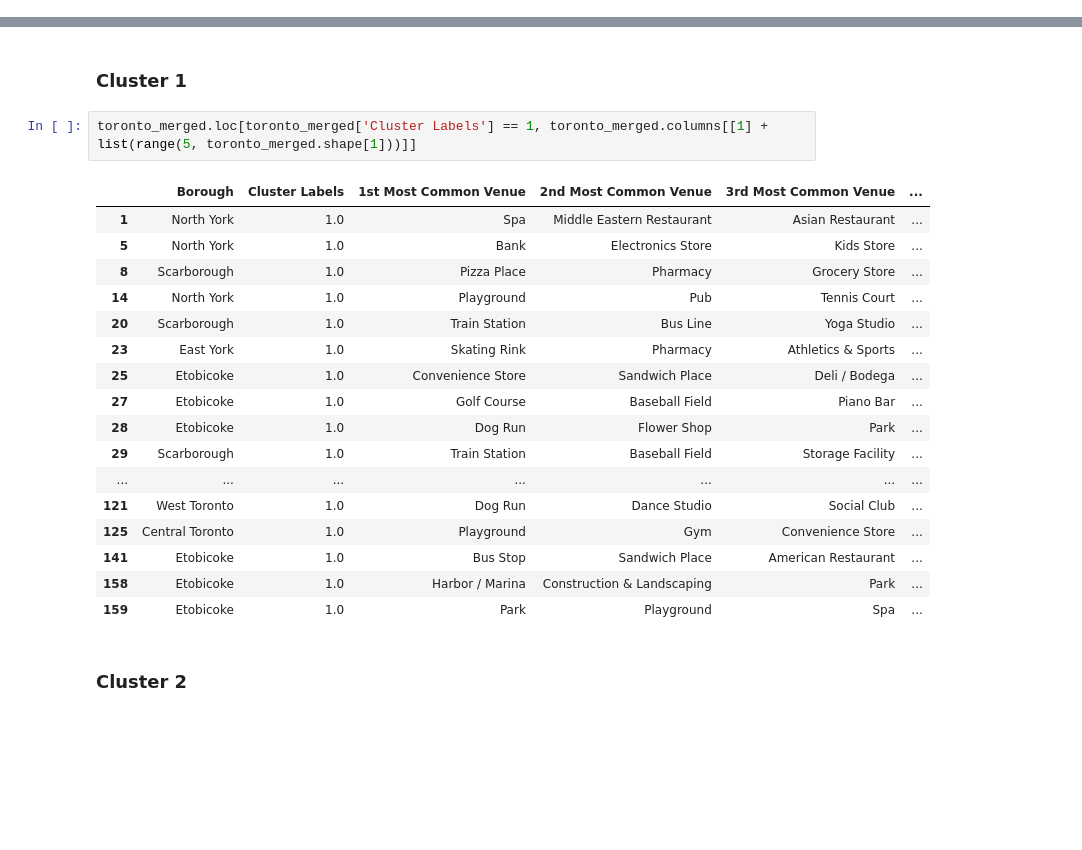
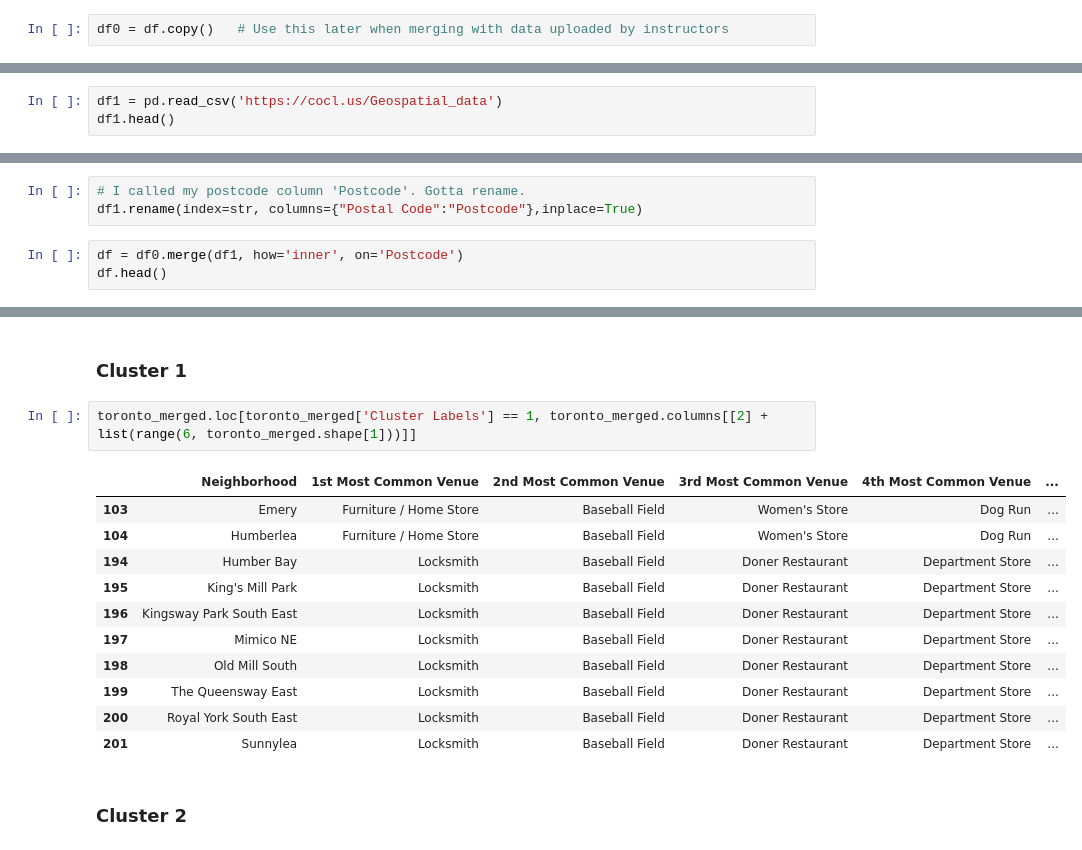
Before and after one commit to saba-vadarevu/IBM-dataScience-Capstone, a Jupyter notebook: IBM_DataScience_Capstone.ipynb, the cells around one changed output, grey strips where cells are left out. Saved outputs shown, nothing was run; the diff lists cells and outputs as text; blank space fills up the shorter version.

```diff
--- a/IBM_DataScience_Capstone.ipynb
+++ b/IBM_DataScience_Capstone.ipynb
@@ -106,0 +146,2 @@ df.head()
+# %%
+df0 = df.copy()   # Use this later when merging with data uploaded by instructors
@@ -197,0 +247,3 @@ Now the DataFrame looks identical to the one from the exercise.
+# %%
+df1 = pd.read_csv('https://cocl.us/Geospatial_data')
+df1.head()
@@ -197,0 +257,6 @@ Now the DataFrame looks identical to the one from the exercise.
+# %%
+# I called my postcode column 'Postcode'. Gotta rename.
+df1.rename(index=str, columns={"Postal Code":"Postcode"},inplace=True)
+# %%
+df = df0.merge(df1, how='inner', on='Postcode')
+df.head()
@@ -449,25 +531,19 @@ toronto_merged.loc[toronto_merged['Cluster Labels'] == 0, toronto_merged.columns
 # %% [markdown]
 ### Cluster 1
 # %%
-toronto_merged.loc[toronto_merged['Cluster Labels'] == 1, toronto_merged.columns[[1] + list(range(5, toronto_merged.shape[1]))]]
+toronto_merged.loc[toronto_merged['Cluster Labels'] == 1, toronto_merged.columns[[2] + list(range(6, toronto_merged.shape[1]))]]
 # %% [output]
-|  | Borough | Cluster Labels | 1st Most Common Venue | 2nd Most Common Venue | 3rd Most Common Venue | ... |
-| 1 | North York | 1.0 | Spa | Middle Eastern Restaurant | Asian Restaurant | ... |
-| 5 | North York | 1.0 | Bank | Electronics Store | Kids Store | ... |
-| 8 | Scarborough | 1.0 | Pizza Place | Pharmacy | Grocery Store | ... |
-| 14 | North York | 1.0 | Playground | Pub | Tennis Court | ... |
-| 20 | Scarborough | 1.0 | Train Station | Bus Line | Yoga Studio | ... |
-| 23 | East York | 1.0 | Skating Rink | Pharmacy | Athletics & Sports | ... |
-| 25 | Etobicoke | 1.0 | Convenience Store | Sandwich Place | Deli / Bodega | ... |
-| 27 | Etobicoke | 1.0 | Golf Course | Baseball Field | Piano Bar | ... |
-| 28 | Etobicoke | 1.0 | Dog Run | Flower Shop | Park | ... |
-| 29 | Scarborough | 1.0 | Train Station | Baseball Field | Storage Facility | ... |
-| ... | ... | ... | ... | ... | ... | ... |
-| 121 | West Toronto | 1.0 | Dog Run | Dance Studio | Social Club | ... |
-| 125 | Central Toronto | 1.0 | Playground | Gym | Convenience Store | ... |
-| 141 | Etobicoke | 1.0 | Bus Stop | Sandwich Place | American Restaurant | ... |
-| 158 | Etobicoke | 1.0 | Harbor / Marina | Construction & Landscaping | Park | ... |
-| 159 | Etobicoke | 1.0 | Park | Playground | Spa | ... |
+|  | Neighborhood | 1st Most Common Venue | 2nd Most Common Venue | 3rd Most Common Venue | 4th Most Common Venue | ... |
+| 103 | Emery | Furniture / Home Store | Baseball Field | Women's Store | Dog Run | ... |
+| 104 | Humberlea | Furniture / Home Store | Baseball Field | Women's Store | Dog Run | ... |
+| 194 | Humber Bay | Locksmith | Baseball Field | Doner Restaurant | Department Store | ... |
+| 195 | King's Mill Park | Locksmith | Baseball Field | Doner Restaurant | Department Store | ... |
+| 196 | Kingsway Park South East | Locksmith | Baseball Field | Doner Restaurant | Department Store | ... |
+| 197 | Mimico NE | Locksmith | Baseball Field | Doner Restaurant | Department Store | ... |
+| 198 | Old Mill South | Locksmith | Baseball Field | Doner Restaurant | Department Store | ... |
+| 199 | The Queensway East | Locksmith | Baseball Field | Doner Restaurant | Department Store | ... |
+| 200 | Royal York South East | Locksmith | Baseball Field | Doner Restaurant | Department Store | ... |
+| 201 | Sunnylea | Locksmith | Baseball Field | Doner Restaurant | Department Store | ... |
 # %% [markdown]
 ### Cluster 2
 # %%
```
Also changed, not shown: parts of 54 cells of this notebook.
